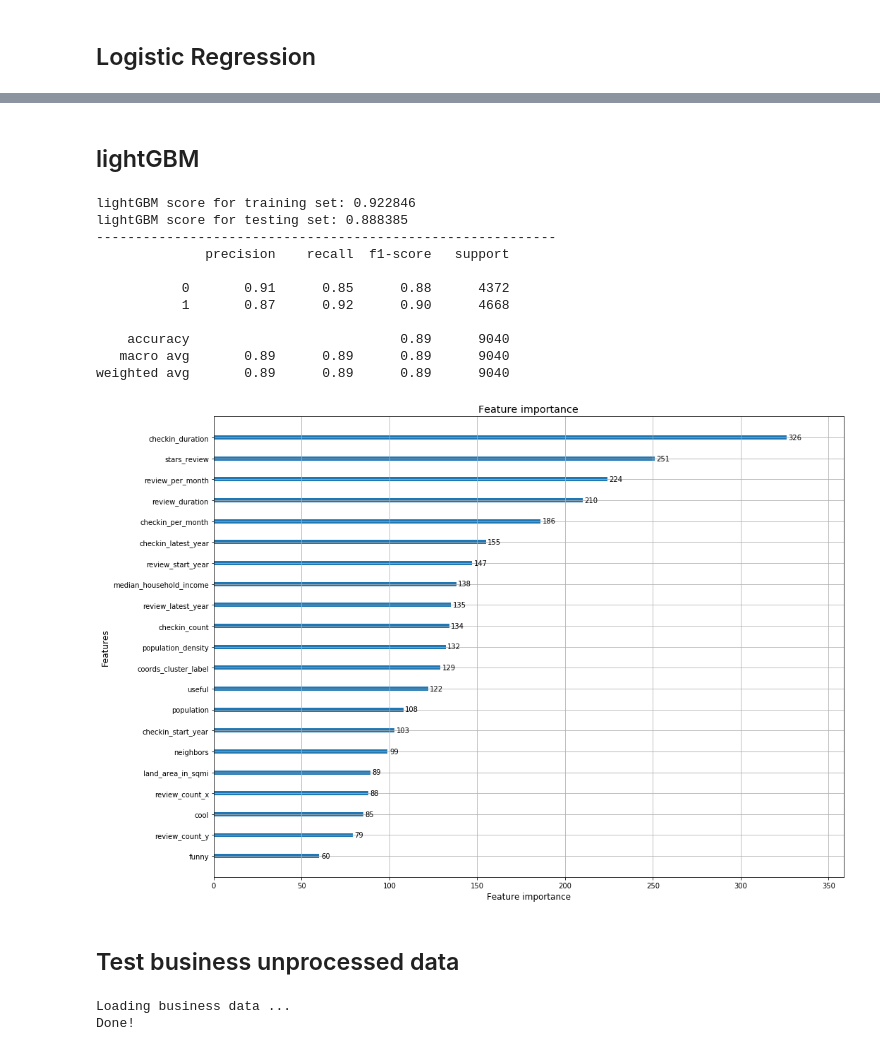
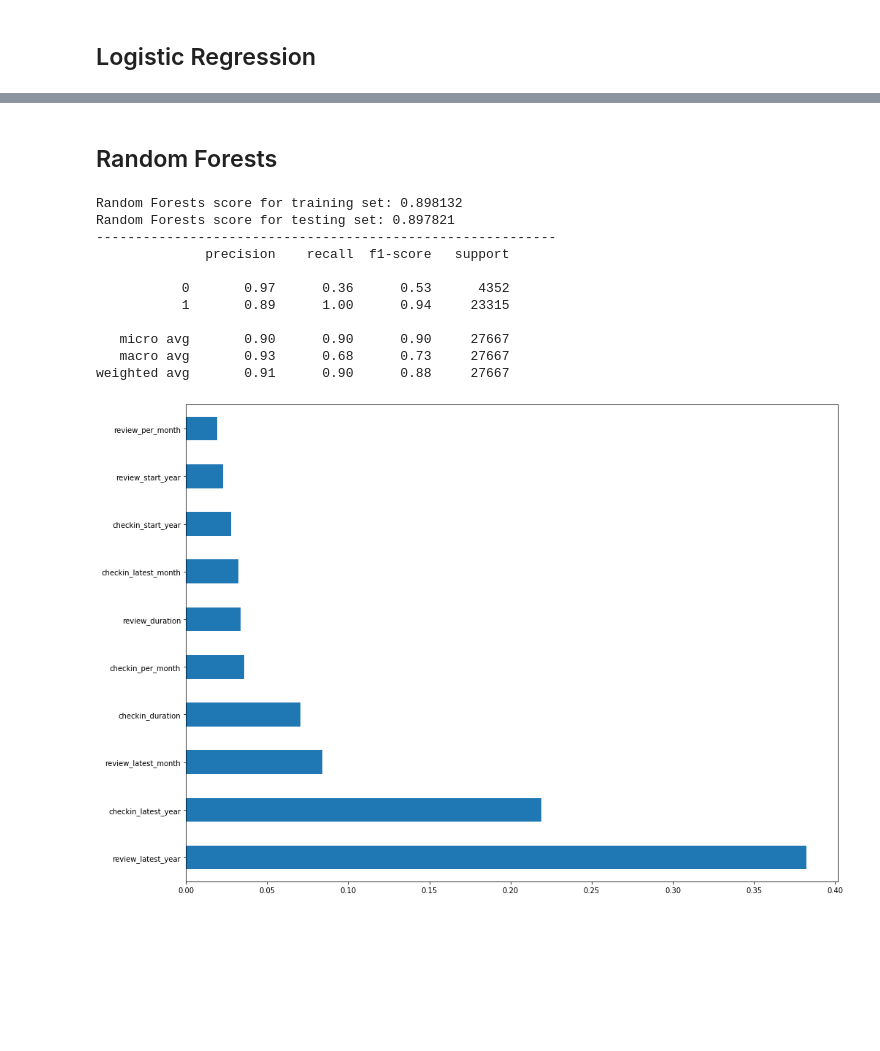
Before and after one commit to geraldgong/Yelp_challenge, a Jupyter notebook: models.ipynb, the cells around one changed output, grey strips where cells are left out. Saved outputs shown, nothing was run; the diff lists cells and outputs as text; code cells hidden in the pictures; blank space fills up the shorter version.

```diff
--- a/models.ipynb
+++ b/models.ipynb
@@ -38,0 +110,22 @@ X, y = prepare_data(data_sampled)
+# %%
+def cross_validation(X, y):
+    scores = []
+    cv = KFold(n_splits=10, random_state=None, shuffle=True)
+    lgb_model = lgb.LGBMClassifier(n_estimators=1000,
+                                       objective='binary',
+                                       num_leaves=10,
+                                       min_data_in_leaf=100,
+                                       learning_rate=0.05,
+                                       n_jobs=-1
+                                       )
+    for train_index, test_index in cv.split(X):
+
+        X_train, X_test, y_train, y_test = X.iloc[train_index], X.iloc[test_index], y.iloc[train_index], y.iloc[test_index]
+        lgb_model.fit(X_train, y_train)
+        y_pred = lgb_model.predict(X_test)
+        print(classification_report(y_test, y_pred))
+        print('----------------------------------------------------------')
+
+    return lgb_model
+
+lgb_model = cross_validation(data_sampled.drop(columns='is_open'), data_sampled['is_open'])
@@ -62,2 +255,0 @@ weighted avg       0.72      0.72      0.72      9040
-# %% [markdown]
-## lightGBM
@@ -66,42 +256,39 @@ import lightgbm as lgb
+# %% [markdown]
+## Random Forests
 # %%
-def lightgbm_model(X, y):
+from sklearn.ensemble import RandomForestClassifier
+
+def random_forests_classifer(X, y):
     # split the data into test and training sets
     X_train, X_test, y_train, y_test = train_test_split(X, y, test_size=0.33, random_state=21)
-    # initialize lightGBM mdoel
-    lgb_model = lgb.LGBMClassifier()
+    # initialize random forests model
+    rf = RandomForestClassifier(n_estimators=1000, max_depth=2, random_state=21)
     # fit the model
-    lgb_model.fit(X_train, y_train)
-    y_pred = lgb_model.predict(X_test)
+    rf.fit(X_train, y_train)
+    y_pred = rf.predict(X_test)
     # results
-    print('lightGBM score for training set: %f' % lgb_model.score(X_train, y_train))
-    print('lightGBM score for testing set: %f' % lgb_model.score(X_test, y_test))
+    print('Random Forests score for training set: %f' % rf.score(X_train, y_train))
+    print('Random Forests score for testing set: %f' % rf.score(X_test, y_test))
     print('-----------------------------------------------------------')
     print(classification_report(y_test, y_pred))
     fig, axes = plt.subplots()
     fig.set_size_inches(16, 12)
-    lgb.plot_importance(lgb_model, ax=axes)
+    feature_importances = pd.Series(rf.feature_importances_, index=X.columns)
+    feature_importances.nlargest(10).plot(kind='barh')
     plt.show()
 
-lightgbm_model(X, y)
+rf_X, rf_y = prepare_data(data)
+random_forests_classifer(rf_X, rf_y)
 # %% [output]
-lightGBM score for training set: 0.922846
-lightGBM score for testing set: 0.888385
+Random Forests score for training set: 0.898132
+Random Forests score for testing set: 0.897821
 -----------------------------------------------------------
               precision    recall  f1-score   support
 
-           0       0.91      0.85      0.88      4372
-           1       0.87      0.92      0.90      4668
+           0       0.97      0.36      0.53      4352
+           1       0.89      1.00      0.94     23315
 
-    accuracy                           0.89      9040
-   macro avg       0.89      0.89      0.89      9040
-weighted avg       0.89      0.89      0.89      9040
+   micro avg       0.90      0.90      0.90     27667
+   macro avg       0.93      0.68      0.73     27667
+weighted avg       0.91      0.90      0.88     27667
-[figure, old version]
+[figure, new version]
-# %% [markdown]
-## Test business unprocessed data
-# %%
-print('Loading business data ...')
-df_business = pd.read_json(os.path.join(data_dir, 'business.json'), lines=True)
-print('Done!')
-# %% [output]
-Loading business data ...
-Done!
```
Also changed, not shown: parts of 19 cells of this notebook, 11 other files.
